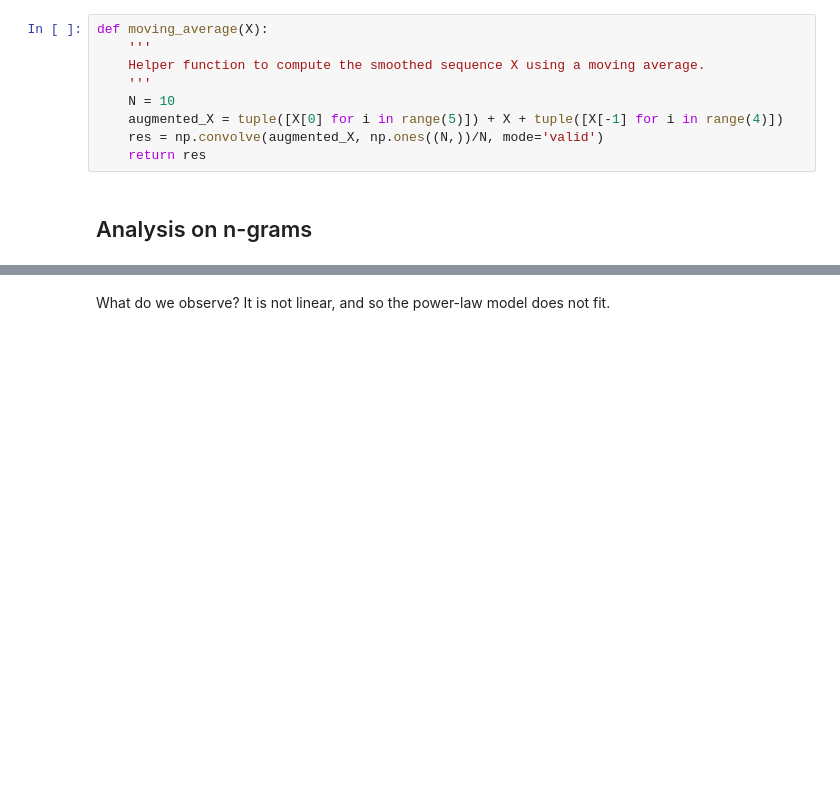
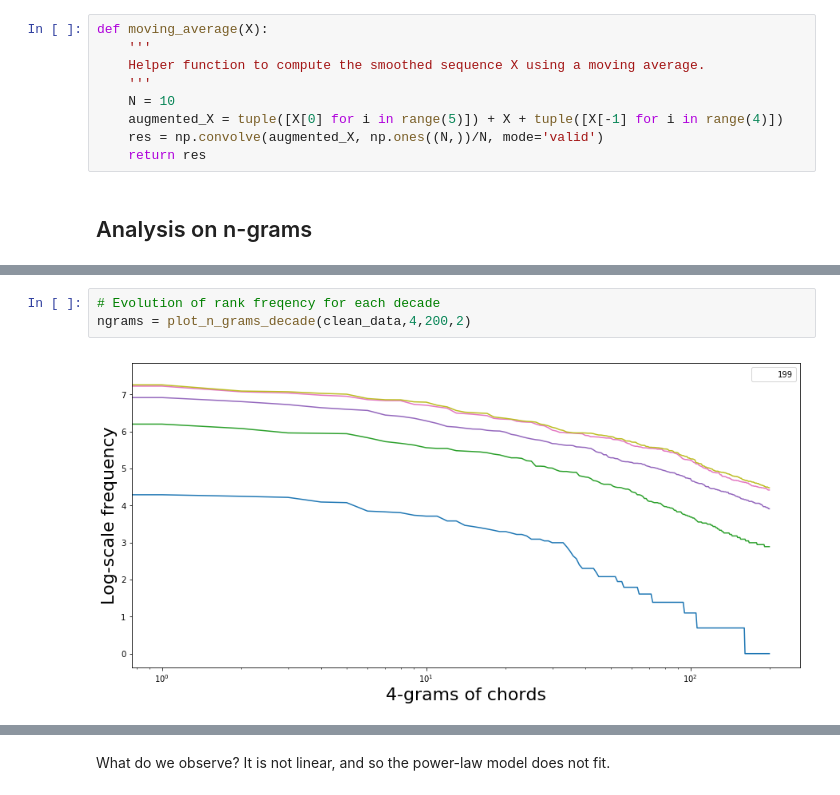
Before and after one commit to lucieperrotta/Digital-Musicology, a Jupyter notebook: processing/processing.ipynb, the cells around one changed output, grey strips where cells are left out. Saved outputs shown, nothing was run; the diff lists cells and outputs as text; blank space fills up the shorter version.

```diff
--- a/processing/processing.ipynb
+++ b/processing/processing.ipynb
@@ -157,3 +184,8 @@ ngrams = plot_n_grams_many(clean_data,4,500,2)
+# %%
+# Evolution of rank freqency for each decade
+ngrams = plot_n_grams_decade(clean_data,4,200,2)
+# %% [output]
+[figure, added]
 # %%
 ngrams = plot_n_grams(clean_data,4,10)
 ngrams = plot_n_grams(clean_data, 4, 10,18)
```
Also changed, not shown: parts of 6 cells of this notebook.
